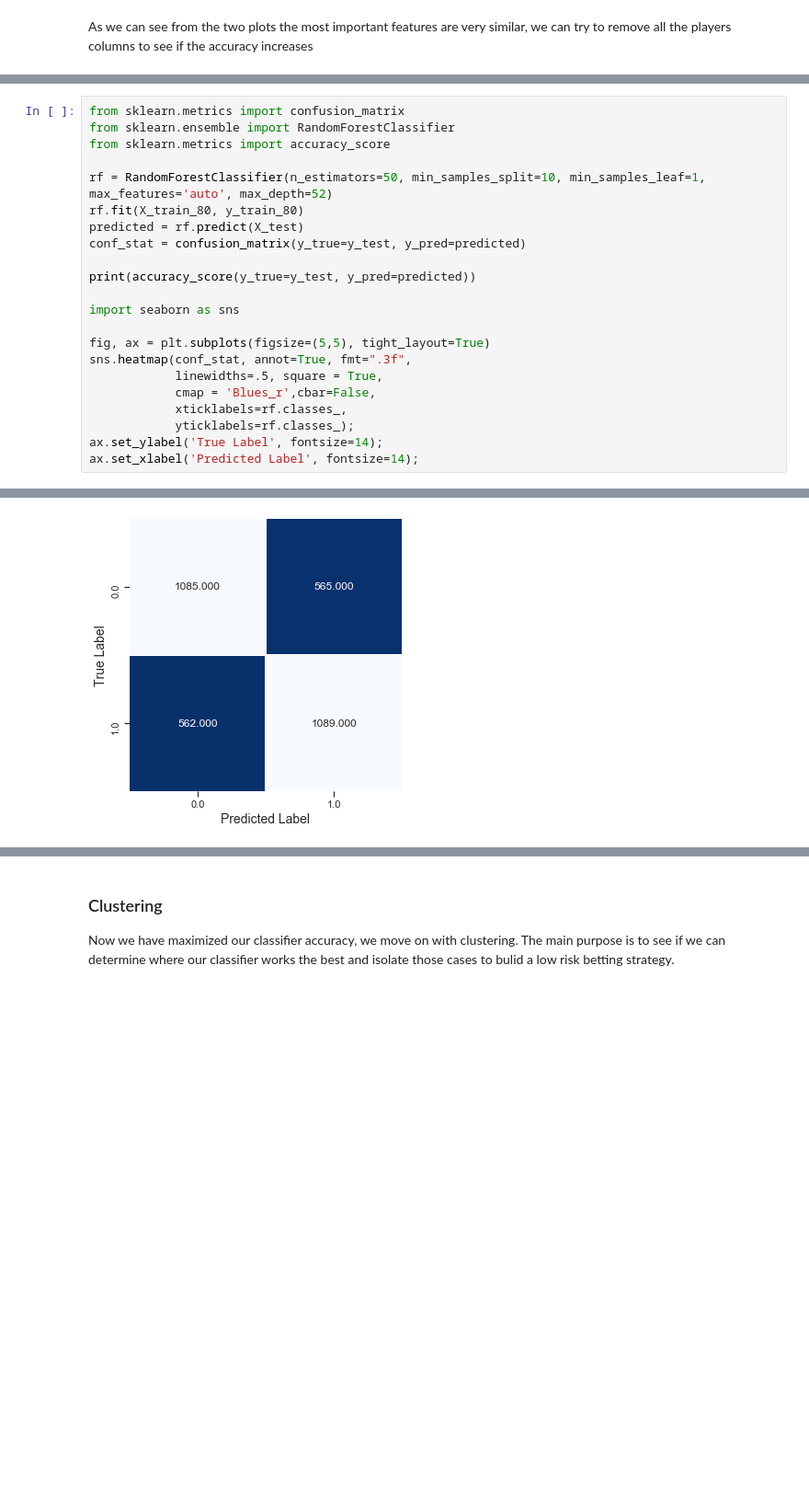
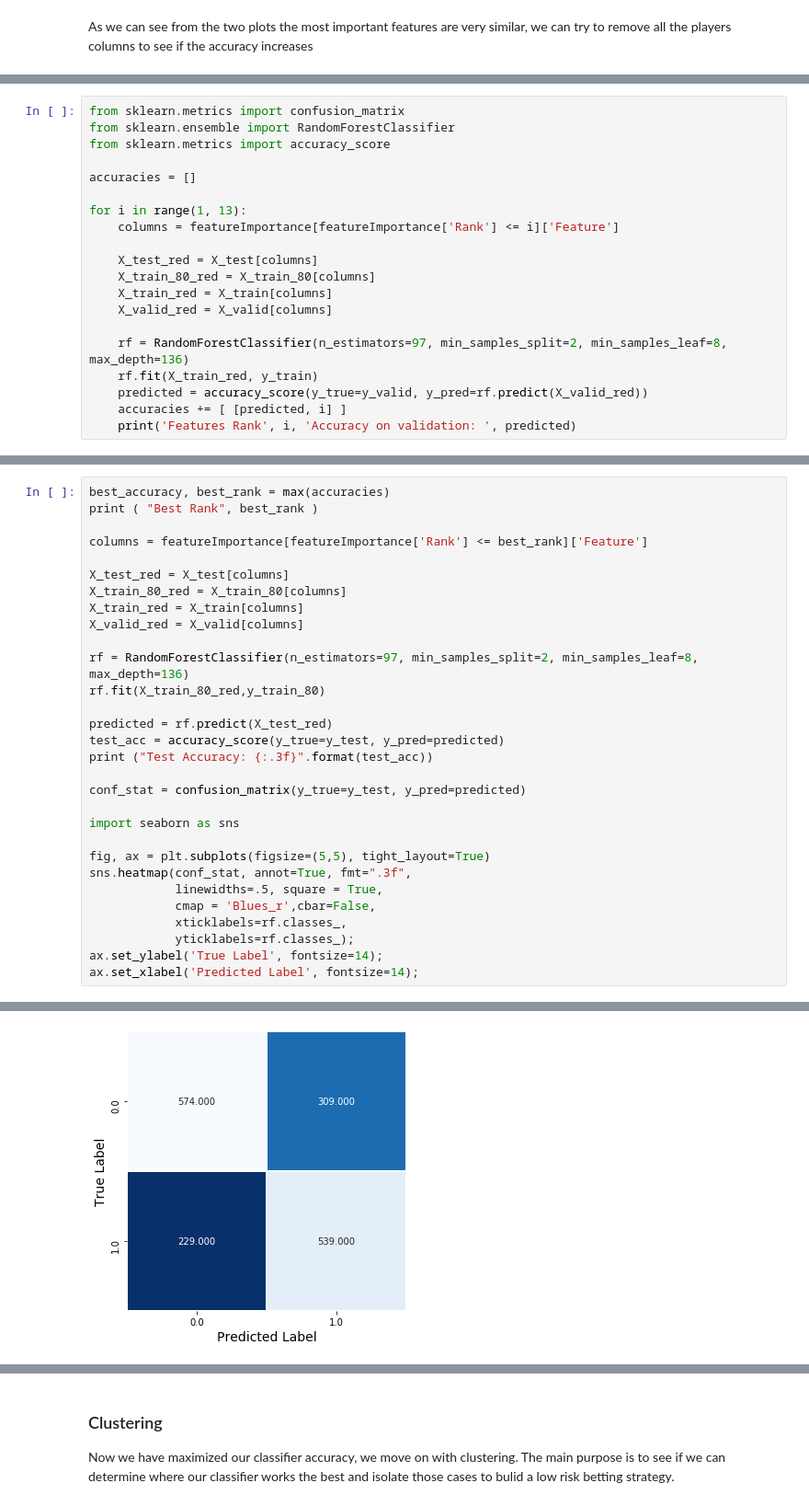
Before and after one commit to enrico-bagattin/tennis-betting, a Jupyter notebook: main.ipynb, the cells around one changed output, grey strips where cells are left out. Shown at 92% size. Drawn from its saved outputs; the diff is of its cells as text; blank space fills up the shorter version.

```diff
--- a/main.ipynb
+++ b/main.ipynb
@@ -898,0 +956,20 @@ X_valid = X_valid[columns]
+# %%
+from sklearn.metrics import confusion_matrix
+from sklearn.ensemble import RandomForestClassifier
+from sklearn.metrics import accuracy_score
+
+accuracies = []
+
+for i in range(1, 13):
+    columns = featureImportance[featureImportance['Rank'] <= i]['Feature']
+
+    X_test_red = X_test[columns]
+    X_train_80_red = X_train_80[columns]
+    X_train_red = X_train[columns]
+    X_valid_red = X_valid[columns]
+
+    rf = RandomForestClassifier(n_estimators=97, min_samples_split=2, min_samples_leaf=8, max_depth=136)
+    rf.fit(X_train_red, y_train)
+    predicted = accuracy_score(y_true=y_valid, y_pred=rf.predict(X_valid_red))
+    accuracies += [ [predicted, i] ]
+    print('Features Rank', i, 'Accuracy on validation: ', predicted)
@@ -899,14 +989,22 @@ X_valid = X_valid[columns]
 # %%
-from sklearn.metrics import confusion_matrix
-from sklearn.ensemble import RandomForestClassifier
-from sklearn.metrics import accuracy_score
+best_accuracy, best_rank = max(accuracies)
+print ( "Best Rank", best_rank )
 
-rf = RandomForestClassifier(n_estimators=50, min_samples_split=10, min_samples_leaf=1, max_features='auto', max_depth=52)
-rf.fit(X_train_80, y_train_80)
-predicted = rf.predict(X_test)
+columns = featureImportance[featureImportance['Rank'] <= best_rank]['Feature']
+
+X_test_red = X_test[columns]
+X_train_80_red = X_train_80[columns]
+X_train_red = X_train[columns]
+X_valid_red = X_valid[columns]
+
+rf = RandomForestClassifier(n_estimators=97, min_samples_split=2, min_samples_leaf=8, max_depth=136)
+rf.fit(X_train_80_red,y_train_80)
+
+predicted = rf.predict(X_test_red)
+test_acc = accuracy_score(y_true=y_test, y_pred=predicted)
+print ("Test Accuracy: {:.3f}".format(test_acc))
+
 conf_stat = confusion_matrix(y_true=y_test, y_pred=predicted)
-
-print(accuracy_score(y_true=y_test, y_pred=predicted))
 
 import seaborn as sns
 
@@ -923 +1022 @@ ax.set_xlabel('Predicted Label', fontsize=14);
-[figure, old version]
+[figure, new version]
```
Also changed, not shown: parts of 57 cells of this notebook, 8 other files.
